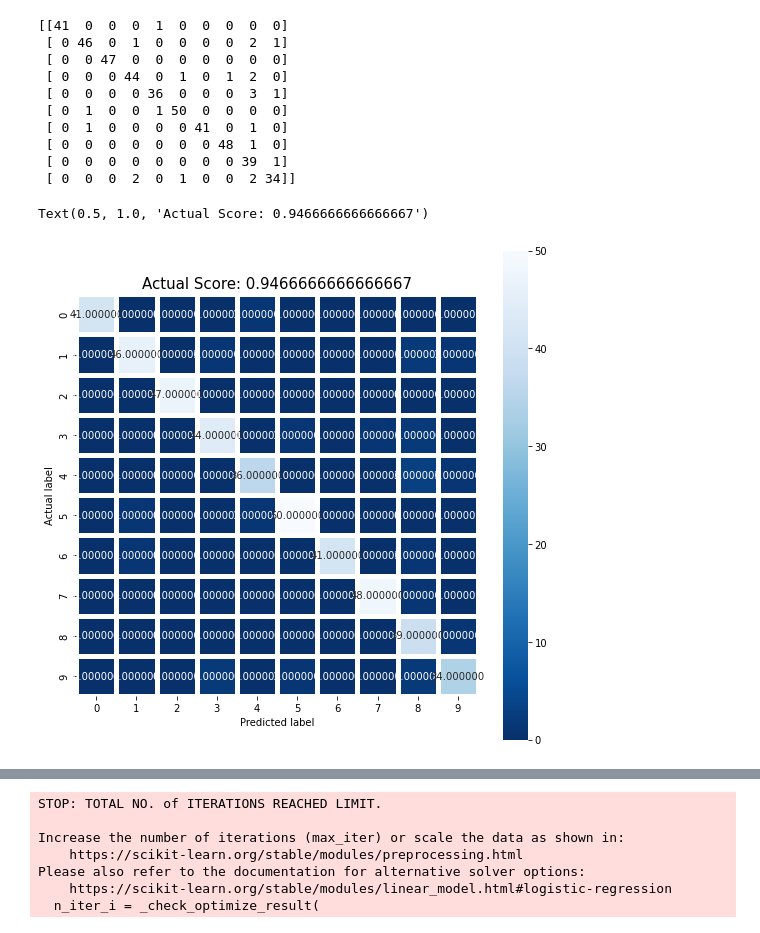
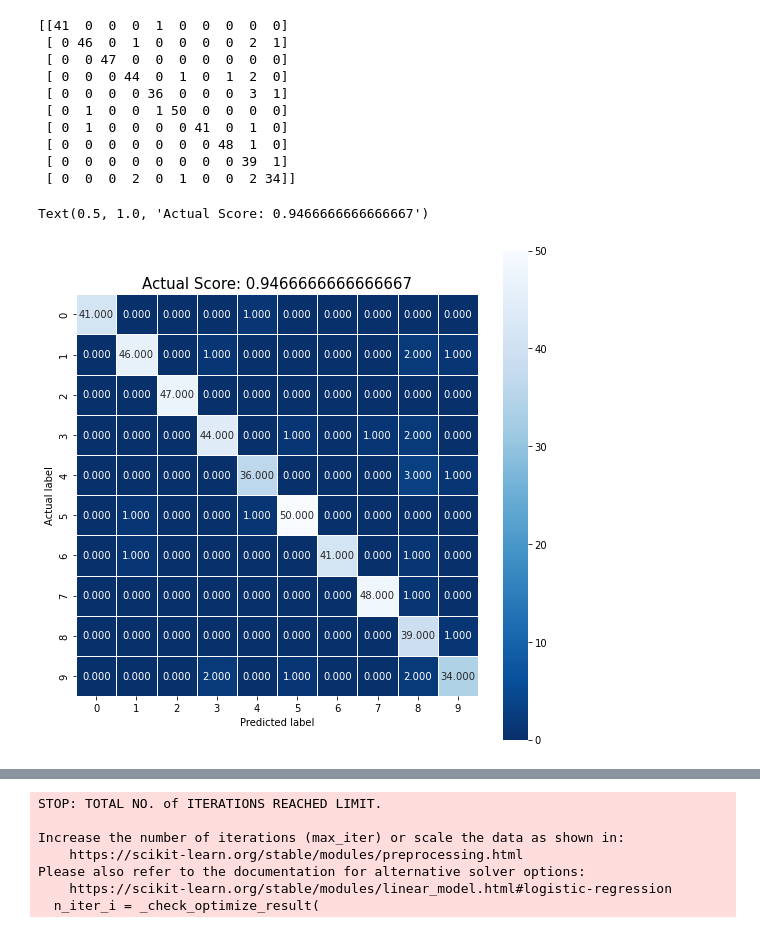
Before and after one commit to aoehiagwina/Logistic_Regression, a Jupyter notebook: Logistics Regression.ipynb, the cells around one changed output, grey strips where cells are left out. Drawn from its saved outputs; the diff is of its cells as text; code cells hidden in the pictures.

```diff
--- a/Logistics Regression.ipynb
+++ b/Logistics Regression.ipynb
@@ -72,13 +72,14 @@ print(cm)
  [ 0  0  0  0  0  0  0  0 39  1]
  [ 0  0  0  2  0  1  0  0  2 34]]
 # %%
+#confusion matrix
 import seaborn as sns
 plt.figure(figsize=(9,9))
-sns.heatmap(cm, annot=True, fmt= '3f', linewidths=5, square=True, cmap = plt.cm.Blues_r)
+sns.heatmap(cm, annot=True, fmt=".3f", linewidths= .5, square=True, cmap = plt.cm.Blues_r)
 plt.ylabel('Actual label')
 plt.xlabel('Predicted label')
 sample_title = 'Actual Score: {0}'.format(score)
 plt.title(sample_title, size = 15)
 # %% [output]
 Text(0.5, 1.0, 'Actual Score: 0.9466666666666667')
-[figure, old version]
+[figure, new version]
```
Also changed, not shown: parts of 1 cell of this notebook.
